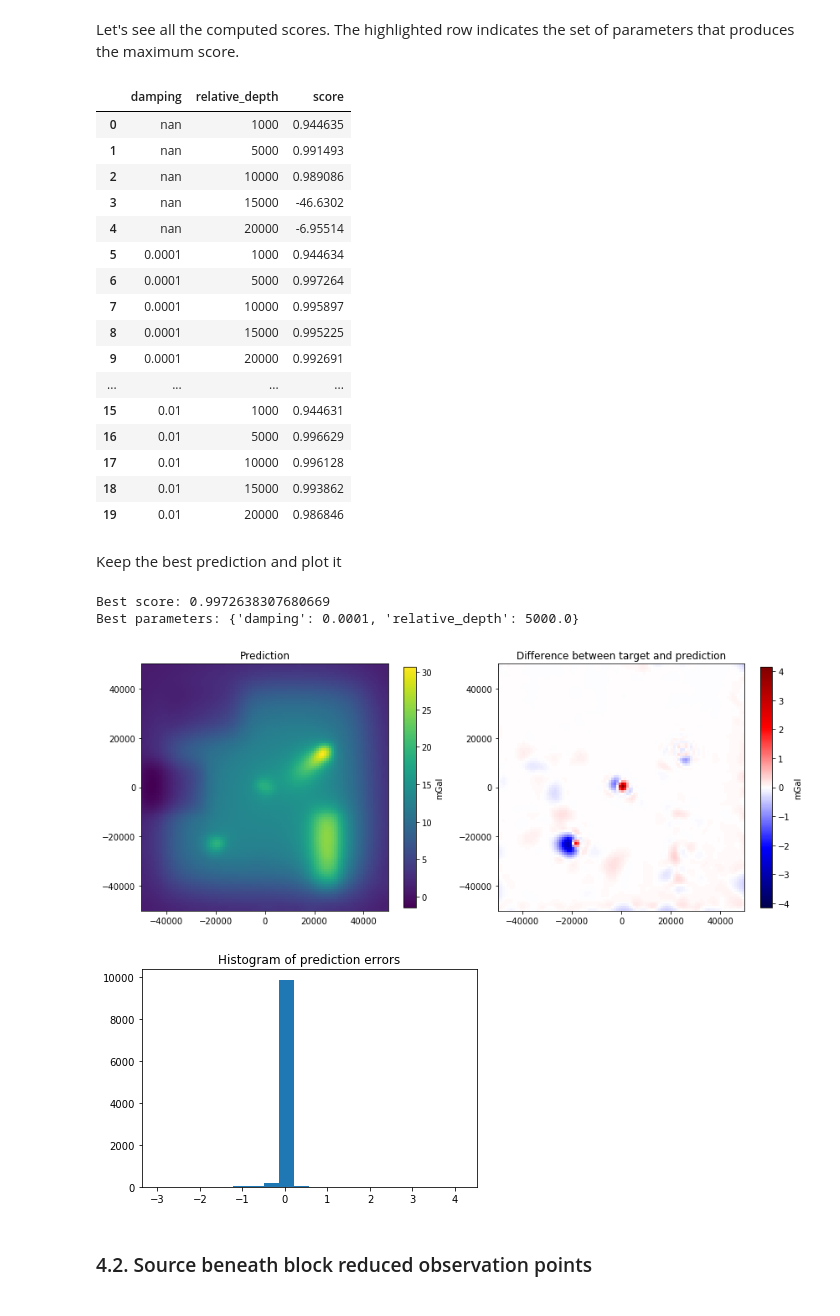
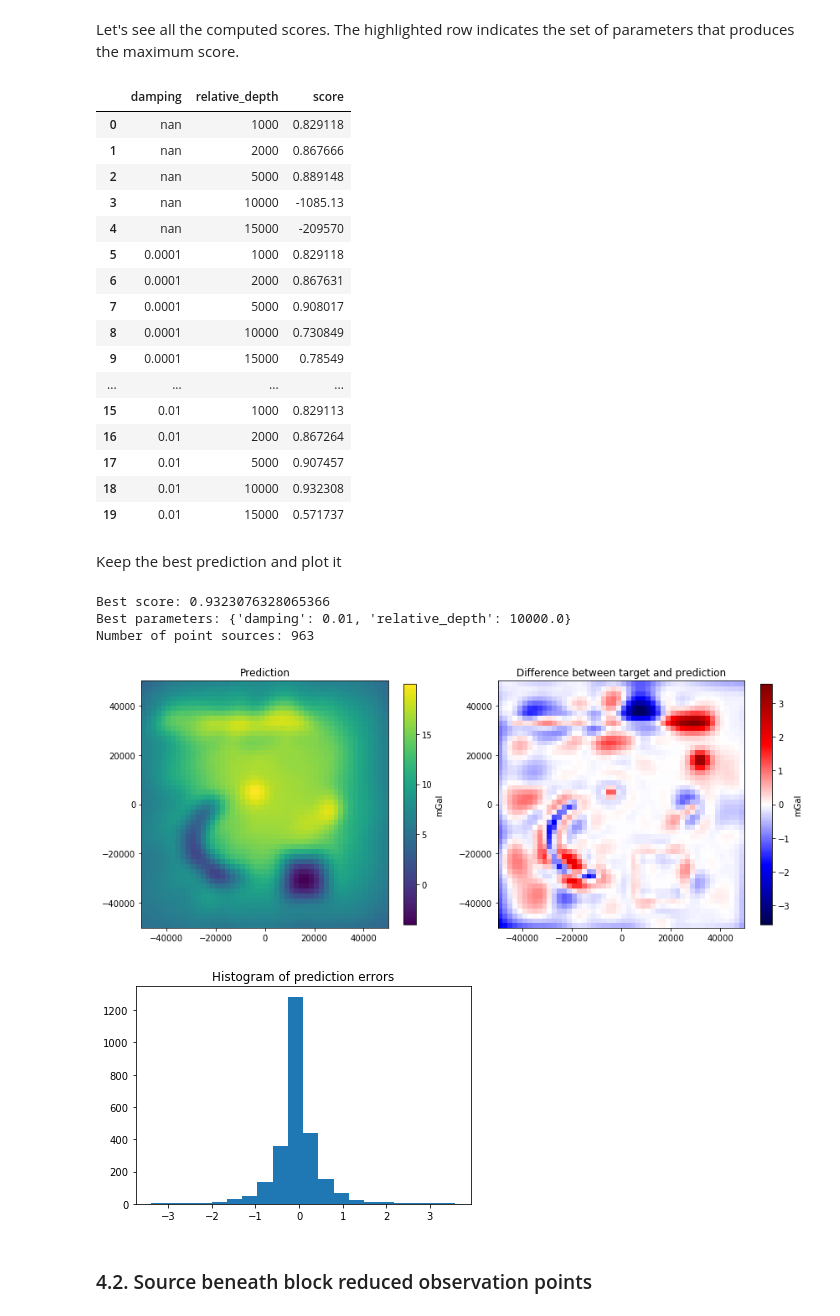
Before and after one commit to compgeolab/eql-gradient-boosted, a Jupyter notebook: notebooks/Gridding synthetic ground survey.ipynb, the cells around one changed output. Drawn from its saved outputs; the diff is of its cells as text; code cells hidden in the pictures.

```diff
--- a/notebooks/Gridding synthetic ground survey.ipynb
+++ b/notebooks/Gridding synthetic ground survey.ipynb
@@ -134,17 +134,32 @@ field_units = "mGal"
 
 # Define the spacing of the target regular grid
 # and its observation height
-grid_spacing = 1e3
-grid_elevation = 1000
+grid_spacing = 2e3
+grid_elevation = 2000
 
 # Define set of interpolation parameters
+# ======================================
+# Define dampings used on every fitting of the gridder
 dampings = [None, 1e-4, 1e-3, 1e-2]
-relative_depths = [1e3, 5e3, 10e3, 15e3, 20e3]
-block_spacings = [0.25e3, 0.5e3, 1e3, 5e3, 10e3, 15e3]
-source_grid_spacings = [3e3, 5e3, 10e3, 15e3]
+# Define values of constant relative depth
+relative_depths = [1e3, 2e3, 5e3, 10e3, 15e3]
+# Define parameters for the grid layout:
+#    spacing, relative depth and padding
+source_grid_spacings = [0.5e3, 1e3, 2e3]
+source_grid_relative_depths = [1e3, 2e3, 5e3]
+source_grid_paddings = [0, 0.1, 0.2]
+# Define parameters for variable relative depth layouts:
+#    depth factor, depth shift and k_values
 depth_factors = [0.5, 1, 5, 10]
 depth_shifts = [-100, -1000, -5000]
 k_values = [1, 10]
+# We will set the block spacing for the block reduced
+# layouts equal to the target grid spacing
+block_spacing = grid_spacing
+
+# Finally, define a dict where the best predictions will be
+# stored to plot them altogether at the end of the notebook.
+best_predictions = {"constant_depth": {}, "variable_depth": {}}
 # %% [markdown]
 ## 2. Create the synthetic ground survey
 
@@ -278,42 +314,48 @@ Let's see all the computed scores. The highlighted row indicates the set of para
 df = print_params_scores(parameters_sets, scores)
 # %% [output]
 |  | damping | relative_depth | score |
-| 0 | nan | 1000 | 0.944635 |
-| 1 | nan | 5000 | 0.991493 |
-| 2 | nan | 10000 | 0.989086 |
-| 3 | nan | 15000 | -46.6302 |
-| 4 | nan | 20000 | -6.95514 |
-| 5 | 0.0001 | 1000 | 0.944634 |
-| 6 | 0.0001 | 5000 | 0.997264 |
-| 7 | 0.0001 | 10000 | 0.995897 |
-| 8 | 0.0001 | 15000 | 0.995225 |
-| 9 | 0.0001 | 20000 | 0.992691 |
+| 0 | nan | 1000 | 0.829118 |
+| 1 | nan | 2000 | 0.867666 |
+| 2 | nan | 5000 | 0.889148 |
+| 3 | nan | 10000 | -1085.13 |
+| 4 | nan | 15000 | -209570 |
+| 5 | 0.0001 | 1000 | 0.829118 |
+| 6 | 0.0001 | 2000 | 0.867631 |
+| 7 | 0.0001 | 5000 | 0.908017 |
+| 8 | 0.0001 | 10000 | 0.730849 |
+| 9 | 0.0001 | 15000 | 0.78549 |
 | ... | ... | ... | ... |
-| 15 | 0.01 | 1000 | 0.944631 |
-| 16 | 0.01 | 5000 | 0.996629 |
-| 17 | 0.01 | 10000 | 0.996128 |
-| 18 | 0.01 | 15000 | 0.993862 |
-| 19 | 0.01 | 20000 | 0.986846 |
+| 15 | 0.01 | 1000 | 0.829113 |
+| 16 | 0.01 | 2000 | 0.867264 |
+| 17 | 0.01 | 5000 | 0.907457 |
+| 18 | 0.01 | 10000 | 0.932308 |
+| 19 | 0.01 | 15000 | 0.571737 |
 # %% [markdown]
 Keep the best prediction and plot it
 # %%
 best = np.argmax(scores)
 best_params = parameters_sets[best]
 print("Best score:", scores[best])
 print("Best parameters:", best_params)
 
 points = source_bellow_data(coordinates, **best_params)
 eql = hm.EQLHarmonic(points=points, damping=best_params["damping"])
 eql.fit(coordinates, getattr(survey, field))
 best_prediction = eql.predict(grid)
 
+print("Number of point sources:", points[0].size)
+
+# Store the best prediction
+best_predictions["constant_depth"]["source_beneath_data"] = best_prediction
+
 plot_prediction(grid, best_prediction, target)
 histogram_errors(best_prediction, target)
 # %% [output]
-Best score: 0.9972638307680669
-Best parameters: {'damping': 0.0001, 'relative_depth': 5000.0}
+Best score: 0.9323076328065366
+Best parameters: {'damping': 0.01, 'relative_depth': 10000.0}
+Number of point sources: 963
-[figure, old version]
+[figure, new version]
-[figure, old version]
+[figure, new version]
 # %% [markdown]
 ### 4.2. Source beneath block reduced observation points
 # %% [markdown]
```
Also changed, not shown: parts of 51 cells of this notebook, 2 other files.
